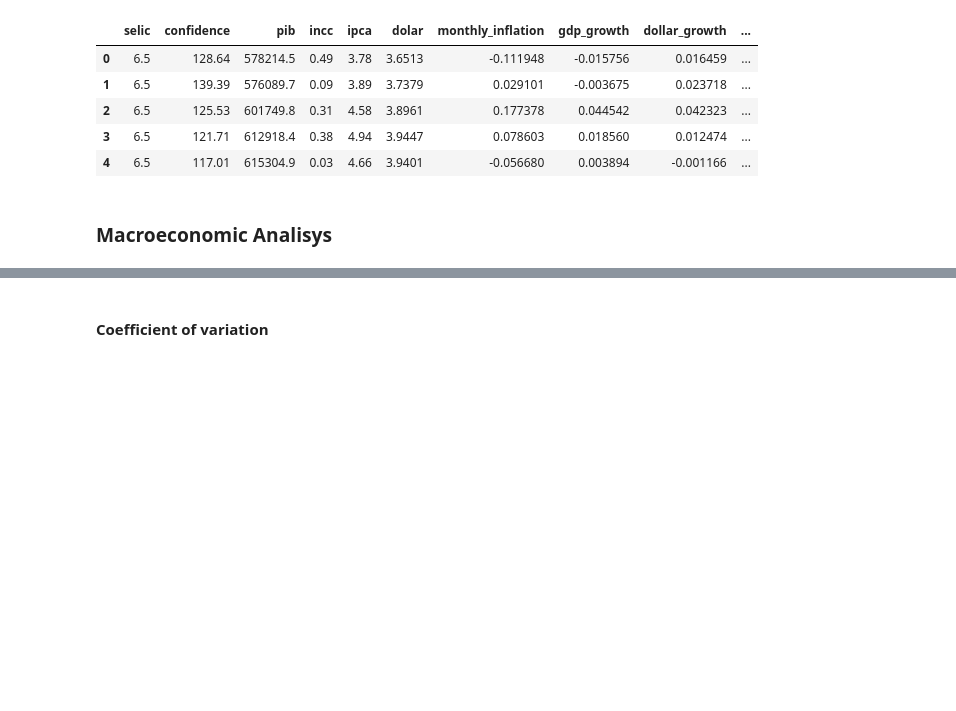
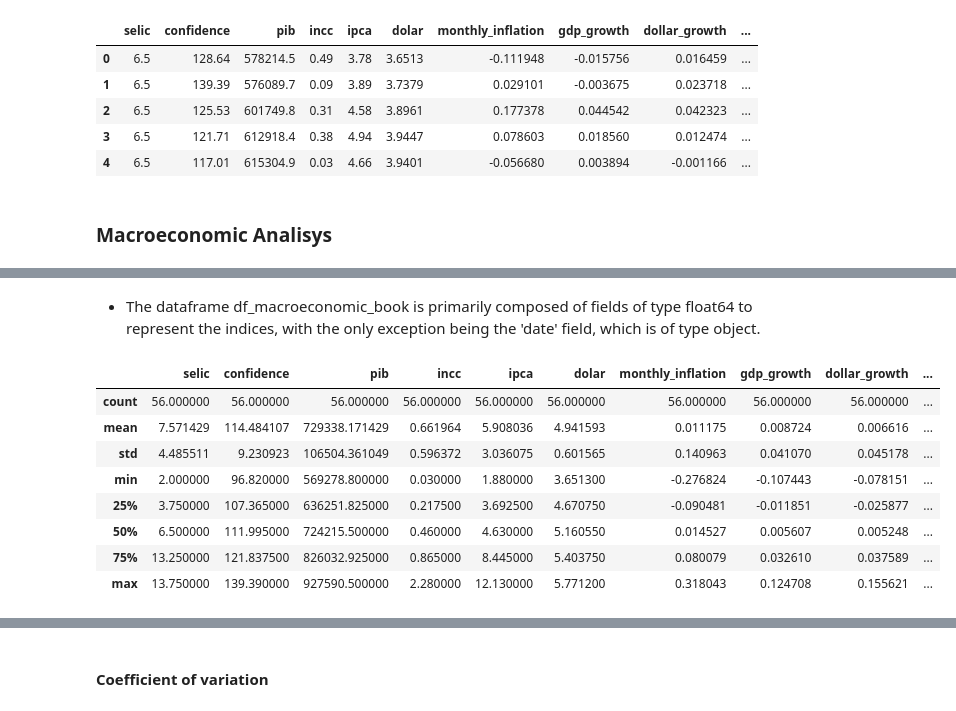
Before and after one commit to aalvesrpg/tcp-fia-trading-advisor, a Jupyter notebook: notebooks/eda/macroeconomic/00_eda_dataset.ipynb, the cells around one changed output, grey strips where cells are left out. Drawn from its saved outputs; the diff is of its cells as text; code cells hidden in the pictures; blank space fills up the shorter version.

```diff
--- a/notebooks/eda/macroeconomic/00_eda_dataset.ipynb
+++ b/notebooks/eda/macroeconomic/00_eda_dataset.ipynb
@@ -59,0 +90,14 @@ df_macroeconomic_numeric_cols.head(5)
+# %% [markdown]
+- The dataframe df_macroeconomic_book is primarily composed of fields of type float64 to represent the indices, with the only exception being the 'date' field, which is of type object.
+# %%
+df_macroeconomic_book.describe()
+# %% [output]
+|  | selic | confidence | pib | incc | ipca | dolar | monthly_inflation | gdp_growth | dollar_growth | ... |
+| count | 56.000000 | 56.000000 | 56.000000 | 56.000000 | 56.000000 | 56.000000 | 56.000000 | 56.000000 | 56.000000 | ... |
+| mean | 7.571429 | 114.484107 | 729338.171429 | 0.661964 | 5.908036 | 4.941593 | 0.011175 | 0.008724 | 0.006616 | ... |
+| std | 4.485511 | 9.230923 | 106504.361049 | 0.596372 | 3.036075 | 0.601565 | 0.140963 | 0.041070 | 0.045178 | ... |
+| min | 2.000000 | 96.820000 | 569278.800000 | 0.030000 | 1.880000 | 3.651300 | -0.276824 | -0.107443 | -0.078151 | ... |
+| 25% | 3.750000 | 107.365000 | 636251.825000 | 0.217500 | 3.692500 | 4.670750 | -0.090481 | -0.011851 | -0.025877 | ... |
+| 50% | 6.500000 | 111.995000 | 724215.500000 | 0.460000 | 4.630000 | 5.160550 | 0.014527 | 0.005607 | 0.005248 | ... |
+| 75% | 13.250000 | 121.837500 | 826032.925000 | 0.865000 | 8.445000 | 5.403750 | 0.080079 | 0.032610 | 0.037589 | ... |
+| max | 13.750000 | 139.390000 | 927590.500000 | 2.280000 | 12.130000 | 5.771200 | 0.318043 | 0.124708 | 0.155621 | ... |
```
Also changed, not shown: parts of 40 cells of this notebook.
